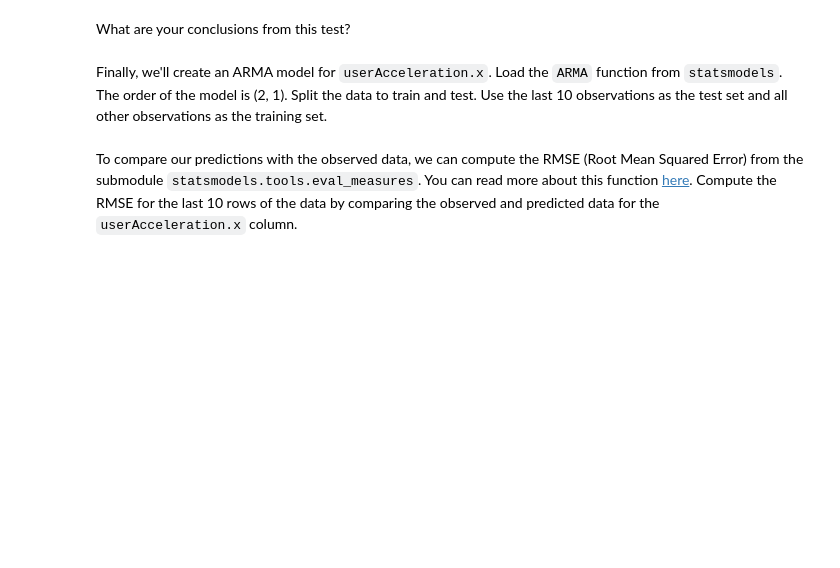
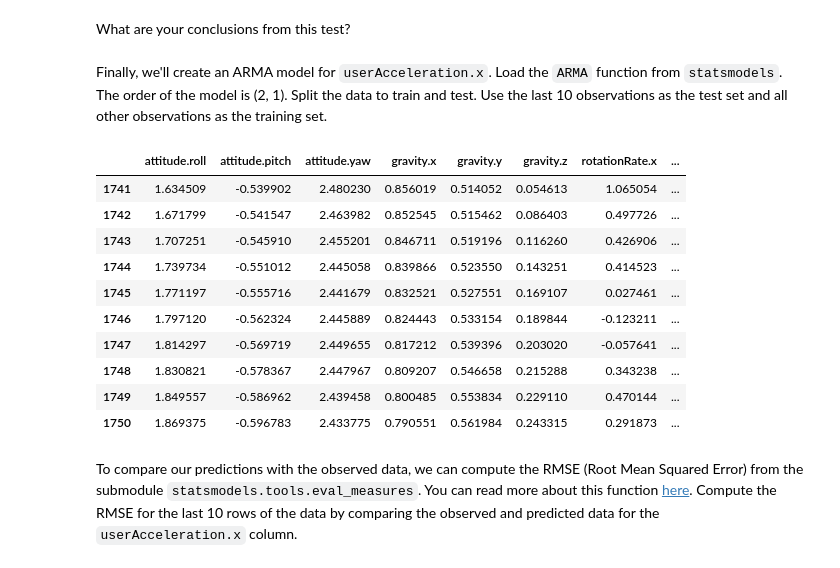
Before and after one commit to napoleonthevitzla/dataptmad1121_labs, a Jupyter notebook: extra-work/m2/lab-time-series/your-code/main.ipynb, the cells around one changed output. Cells and saved outputs as stored; diff of their text form; code cells hidden in the pictures; blank space fills up the shorter version.

```diff
--- a/extra-work/m2/lab-time-series/your-code/main.ipynb
+++ b/extra-work/m2/lab-time-series/your-code/main.ipynb
@@ -154,5 +195,20 @@ What are your conclusions from this test?
 Finally, we'll create an ARMA model for `userAcceleration.x`. Load the `ARMA` function from `statsmodels`. The order of the model is (2, 1). Split the data to train and test. Use the last 10 observations as the test set and all other observations as the training set.
 # %%
 # Your code here:
+
+sensor_2 = sensor.tail(10)
+sensor_2
+# %% [output]
+|  | attitude.roll | attitude.pitch | attitude.yaw | gravity.x | gravity.y | gravity.z | rotationRate.x | ... |
+| 1741 | 1.634509 | -0.539902 | 2.480230 | 0.856019 | 0.514052 | 0.054613 | 1.065054 | ... |
+| 1742 | 1.671799 | -0.541547 | 2.463982 | 0.852545 | 0.515462 | 0.086403 | 0.497726 | ... |
+| 1743 | 1.707251 | -0.545910 | 2.455201 | 0.846711 | 0.519196 | 0.116260 | 0.426906 | ... |
+| 1744 | 1.739734 | -0.551012 | 2.445058 | 0.839866 | 0.523550 | 0.143251 | 0.414523 | ... |
+| 1745 | 1.771197 | -0.555716 | 2.441679 | 0.832521 | 0.527551 | 0.169107 | 0.027461 | ... |
+| 1746 | 1.797120 | -0.562324 | 2.445889 | 0.824443 | 0.533154 | 0.189844 | -0.123211 | ... |
+| 1747 | 1.814297 | -0.569719 | 2.449655 | 0.817212 | 0.539396 | 0.203020 | -0.057641 | ... |
+| 1748 | 1.830821 | -0.578367 | 2.447967 | 0.809207 | 0.546658 | 0.215288 | 0.343238 | ... |
+| 1749 | 1.849557 | -0.586962 | 2.439458 | 0.800485 | 0.553834 | 0.229110 | 0.470144 | ... |
+| 1750 | 1.869375 | -0.596783 | 2.433775 | 0.790551 | 0.561984 | 0.243315 | 0.291873 | ... |
 # %% [markdown]
 To compare our predictions with the observed data, we can compute the RMSE (Root Mean Squared Error) from the submodule `statsmodels.tools.eval_measures`. You can read more about this function [here](https://www.statsmodels.org/dev/generated/statsmodels.tools.eval_measures.rmse.html). Compute the RMSE for the last 10 rows of the data by comparing the observed and predicted data for the `userAcceleration.x` column.
```
Also changed, not shown: parts of 13 cells of this notebook.
